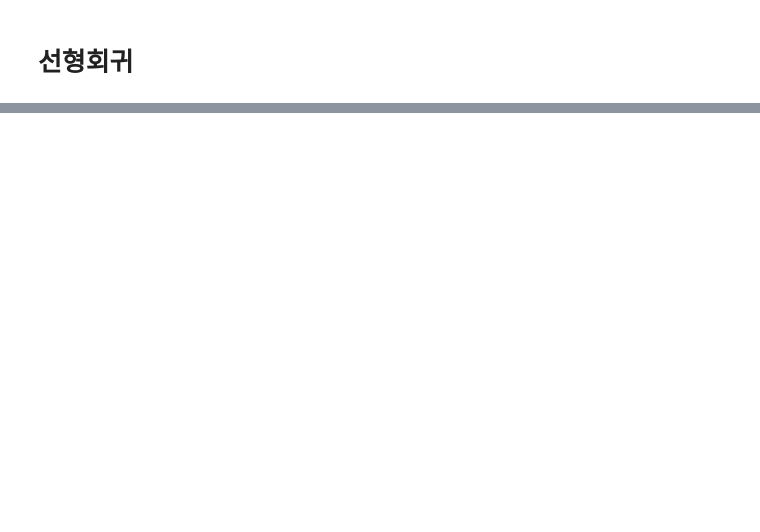
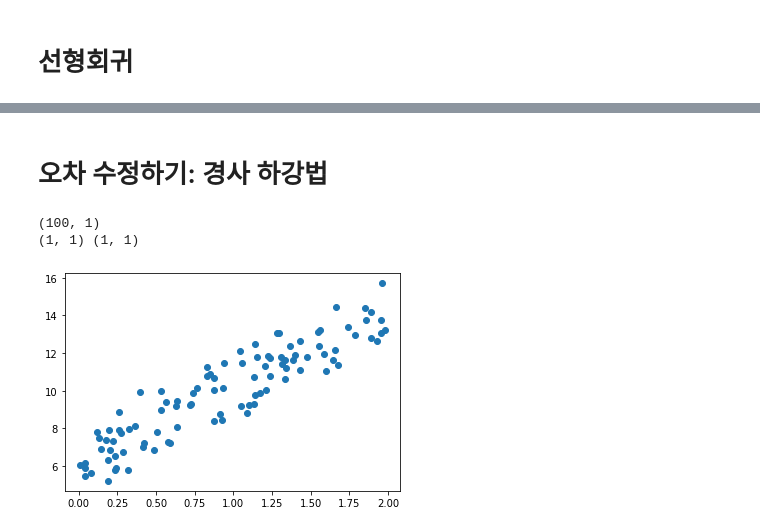
Before and after one commit to zzickso/DeepLearning, a Jupyter notebook: Deepleanring(2021_05_10).ipynb, the cells around one changed output, grey strips where cells are left out. Drawn from its saved outputs; the diff is of its cells as text; code cells hidden in the pictures; blank space fills up the shorter version.

```diff
--- a/Deepleanring(2021_05_10).ipynb
+++ b/Deepleanring(2021_05_10).ipynb
@@ -131,0 +265,54 @@ print("mse 최종값: " + str(mse_val(predict_result,y)))
+# %% [markdown]
+# 오차 수정하기: 경사 하강법
+# %%
+import numpy as np
+import matplotlib.pyplot as plt
+%matplotlib inline
+
+np.random.seed(0)
+
+X = 2 * np.random.rand(100, 1)
+y = 6 + 4 * X + np.random.randn(100, 1)
+
+plt.scatter(X ,y)
+
+def get_weight_updates(w1, w0, X, y, learning_rate=0.01):
+    N= len(y)
+
+    w1_update = np.zeros_like(w1)
+    w0_update = np.zeros_like(wo)
+
+    y_pred = np.dot(X, w1.T) +w0
+    diff = y-y_pred
+
+    w0_factors = np.ones((N,1))
+
+    w1_update = -(2/N)*learning_rate*(np.dot(X.T, diff))
+    w0_update = -(2/N)*learning_rate*(np.dot(w0_factors,T, diff))
+
+    return w1_update, w0_update
+
+w0 = np.zeros((1,1))
+w1 = np.zeros((1,1))
+y_pred = np.dot(X, w1.T) +w0
+diff = y-y_pred
+print(diff.shape)
+
+w0_factors = np.ones((100,1))
+w1_update = -(2/100)*0.01*(np.dot(X.T, diff))
+w0_update = -(2/100)*0.01*(np.dot(w0_factors.T, diff))
+print (w1_update.shape, w0_update.shape)
+w1, w0
+
+def gradient_descent_steps(X, y, iters=1000):
+    w0 = np.zeros((1,1))
+    w1 = np.zeros((1,1))
+    for ind in range(iters):
+        w1_update, w0_update = get_weigth_updates(w1, w0, X, y, learning_rate=0.01)
+        w1 = w1 - w1_update
+        w0 = w0 - w0_update
+        return w1, w0
+# %% [output]
+(100, 1)
+(1, 1) (1, 1)
+[figure, added]
```
Also changed, not shown: parts of 7 cells of this notebook.
